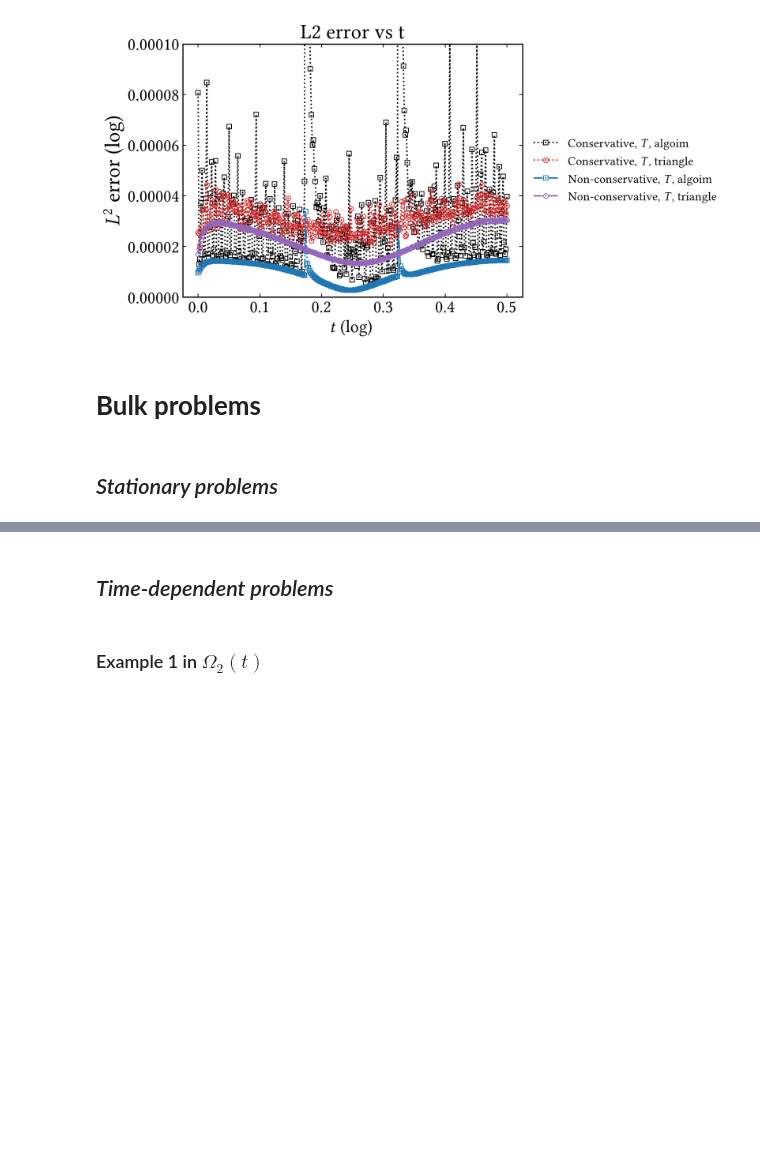
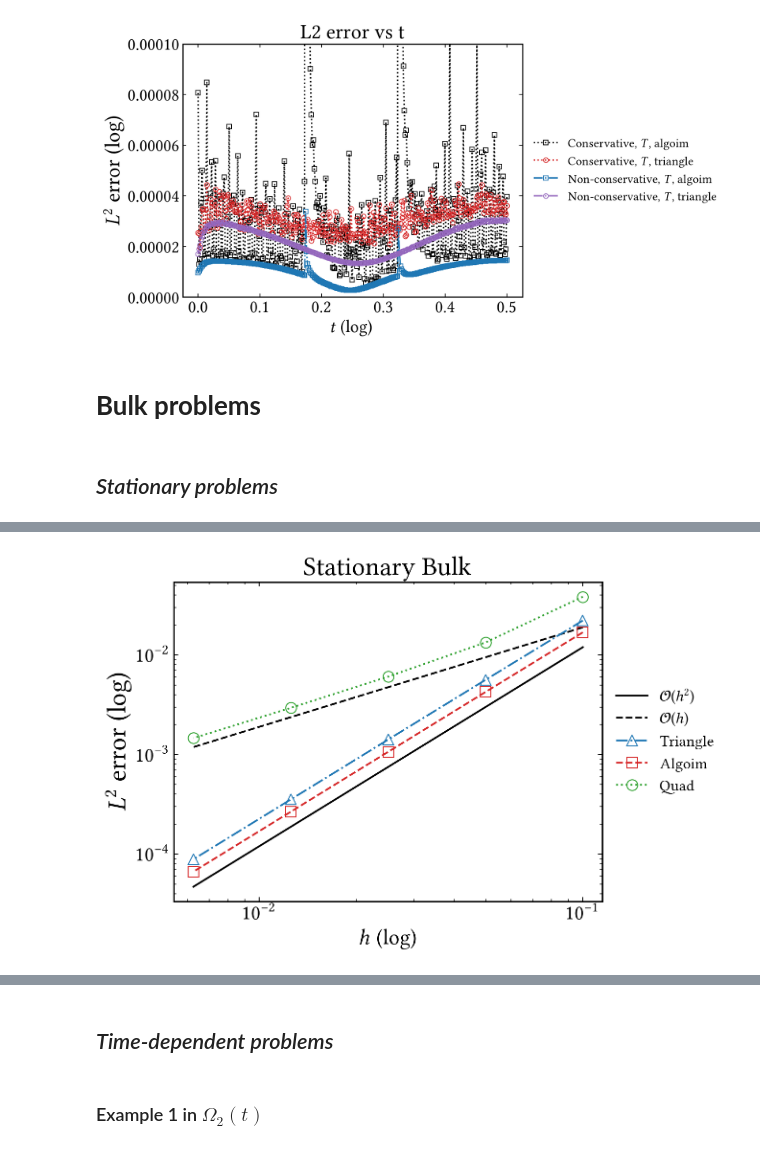
Before and after one commit to CutFEM/CutFEM-Library, a Jupyter notebook: notebook/convection_diffusion/algoim.ipynb, the cells around one changed output, grey strips where cells are left out. Saved outputs shown, nothing was run; the diff lists cells and outputs as text; code cells hidden in the pictures; blank space fills up the shorter version.

```diff
--- a/notebook/convection_diffusion/algoim.ipynb
+++ b/notebook/convection_diffusion/algoim.ipynb
@@ -802,0 +838,92 @@ plt.show()
+# %%
+diffusion = False
+constvel = True
+
+# For all holds: tau = 0.01, lambda_outer = 10, dirichlet on outer, neumann on interface
+
+if diffusion:
+
+    # triangle
+    L2_error_triangle = [0.02228114698817546, 0.005636412982804039, 0.001414989613527839, 0.0003538634015900521, 8.852188302558657e-05]
+    cond_triangle = [2.459605e+02,6.291819e+02,2.313178e+03,8.942738e+03,3.513737e+04]
+
+    # algoim
+    L2_error_algoim = [0.01701351965784855, 0.004273454648499124, 0.001069200867115693, 0.0002672388724429965, 6.678704525679657e-05]
+    cond_algoim = [1.439738e+03,1.451214e+03,2.233558e+03,8.473096e+03,3.314430e+04]
+
+    # quad
+    L2_error_quad = [0.03178073117931866, 0.01300484648197539, 0.005980646195356708, 0.002889056325076155, 0.001426748305087873]
+    cond_quad = [1.434793e+03,1.448776e+03,2.229205e+03,8.461415e+03,3.309861e+04]
+
+
+elif constvel:
+    ### beta = [0.4, 0.6],
+
+    # triangle
+    L2_error_triangle = [0.02225345885300029, 0.005629479681908919, 0.001413347597014375, 0.0003534595330892289, 8.842563614899157e-05]
+    cond_triangle = [2.458050e+02,6.587787e+02,2.443163e+03,9.472043e+03,3.725108e+04]
+
+    # algoim
+    L2_error_algoim = [0.01692835549343488, 0.004251562617117543, 0.001063668048137729, 0.0002658508370553564, 6.643949487506693e-05]
+    cond_algoim = [1.440513e+03,1.449155e+03,2.374792e+03,9.017988e+03,3.522465e+04]
+
+    # # # quad
+    # L2_error_quad =
+
+else:
+    ### beta = [y, -x]
+
+    # triangle
+    L2_error_triangle = [0.02184272714988607, 0.005518541208163467, 0.001384492615203544, 0.0003460853916404278, 8.65542728904514e-05]
+    cond_triangle = [2.455045e+02,6.257799e+02,2.299177e+03,8.886398e+03,3.491109e+04]
+
+    # algoim
+    L2_error_algoim = [0.01686558294430934, 0.004235593531415618, 0.001059665351905998, 0.0002648510113127867, 6.619006528730178e-05]
+    cond_algoim = [1.441233e+03,1.451419e+03,2.220954e+03,8.420119e+03,3.293100e+04]
+
+    # quad  (pseudo-implemented normals) (error explodes when I put GradL = 1./4)
+    L2_error_quad = [0.03858641860905951, 0.01338936007881146, 0.006070569824077274, 0.002944819723131353, 0.001460772285948527]
+
+
+
+
+
+h = [0.1, 0.05, 0.025, 0.0125, 0.00625]
+
+fig2, ax2 = plt.subplots()
+
+ax2.loglog(h, 1.2e-0*np.power(h, 2), label=r"$\mathcal{O}(h^{2})$", linestyle="-", color="black")
+ax2.loglog(h, 1.9e-1*np.power(h, 1), label=r"$\mathcal{O}(h)$", linestyle="--", color="black")
+
+
+ax2.loglog(h, L2_error_triangle,  marker='^', markersize=9,linestyle="-.", markeredgewidth=0.8, markerfacecolor="None", color="C0", label=r"Triangle")
+ax2.loglog(h, L2_error_algoim,  marker='s', markersize=9,linestyle="--", markeredgewidth=0.8, markerfacecolor="None", color="C3", label=r"Algoim")
+ax2.loglog(h, L2_error_quad,  marker='o', markersize=9,linestyle=":", markeredgewidth=0.8, markerfacecolor="None", color="C2", label=r"Quad")
+
+
+ax2.legend(prop={'size': 13},loc='center left', bbox_to_anchor=(1.0, 0.5), ncol=1, frameon=False)
+ax2.set_xlabel(r"$h$ (log)", fontsize=18)
+ax2.tick_params(axis='both', which='major', labelsize=17)
+ax2.set_ylabel(r"$L^2$ error (log)", fontsize=22)
+ax2.set_title(r"Stationary Bulk")
+
+plt.show()
+#fig1.savefig("output/reynold_error_example1.pdf", bbox_inches="tight")
+
+fig3, ax3 = plt.subplots()
+
+ax3.loglog(h, 1e0*np.power(h, -2), label=r"$\mathcal{O}(h^{2})$", linestyle="-", color="black")
+
+ax3.loglog(h, cond_triangle,  marker='^', markersize=9,linestyle="-.", markeredgewidth=0.8, markerfacecolor="None", color="C0", label=r"Triangle")
+ax3.loglog(h, cond_algoim,  marker='s', markersize=9,linestyle="--", markeredgewidth=0.8, markerfacecolor="None", color="C3", label=r"Algoim")
+#ax3.loglog(h, cond_quad_tau001,  marker='s', markersize=9,linestyle="-.", markeredgewidth=0.8, markerfacecolor="None", color="C2", label=r"Quad, $\tau_1= 0.01$")
+
+ax3.legend(prop={'size': 13},loc='center left', bbox_to_anchor=(1.0, 0.5), ncol=1, frameon=False)
+ax3.set_xlabel(r"$h$ (log)", fontsize=18)
+ax3.tick_params(axis='both', which='major', labelsize=17)
+ax3.set_ylabel(r"$\kappa(A)$ (log)", fontsize=22)
+ax3.set_title(r"Condition number")
+
+plt.show()
+# %% [output]
+[figure, added]
```
Also changed, not shown: parts of 7 cells of this notebook, 8 other files.
